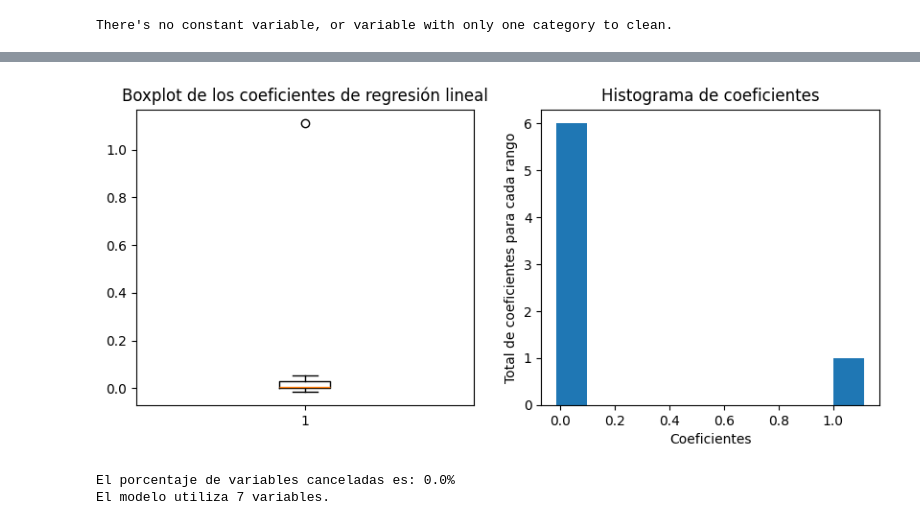
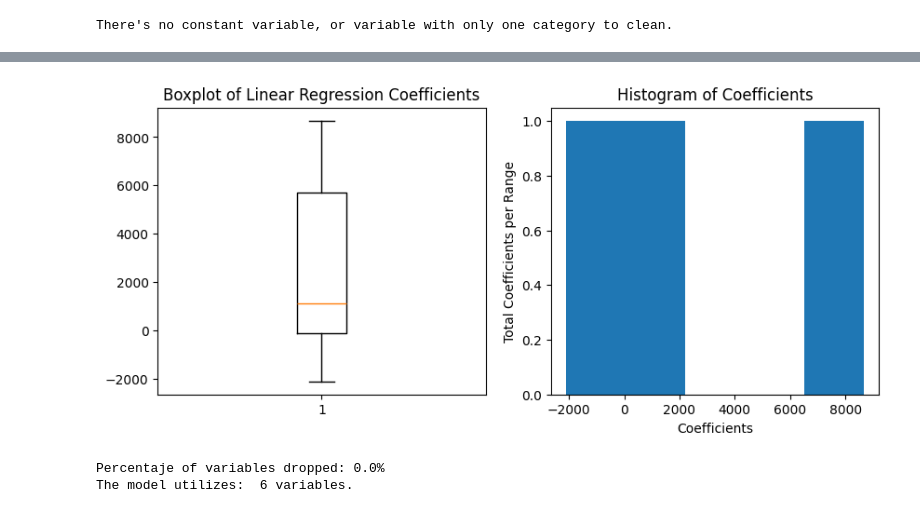
Before and after one commit to agustinluj/machine-learning-python-template-4, a Jupyter notebook: src/explore.ipynb, the cells around one changed output, grey strips where cells are left out. Saved outputs shown, nothing was run; the diff lists cells and outputs as text; code cells hidden in the pictures.

```diff
--- a/src/explore.ipynb
+++ b/src/explore.ipynb
@@ -286,0 +131,4 @@ X_train, X_test, y_train, y_test = train_test_split(X, y, test_size=0.2, random_
+# %%
+# keeping only the important features
+X_train = X_train[df_imp.Feature.values]
+X_test = X_test[df_imp.Feature.values]
@@ -287 +163,8 @@ X_train, X_test, y_train, y_test = train_test_split(X, y, test_size=0.2, random_
+# %%
+# fitting the model to an OLS
+X_train = sm.add_constant(X_train)  # adding a constant term for the model
+model = sm.OLS(y_train, X_train).fit()
+
+# cooks distance to identify influential observations
+cooks_distance = model.get_influence().cooks_distance
 # %%
@@ -339,0 +240,4 @@ dtype: float64
+# %%
+# drop features with an important correlation or low relevance
+X_train.drop(['Obesity_number', 'anycondition_number', 'diabetes_number','70-79','80+'], axis=1, inplace=True)
+X_test.drop(['Obesity_number', 'anycondition_number', 'diabetes_number','70-79','80+'], axis=1, inplace=True)
@@ -358,3 +260,0 @@ corr.style.background_gradient(cmap='coolwarm').format(precision=3)
-# %%
-X_train.drop(['Total nurse practitioners (2019)', 'Total Specialist Physicians (2019)', 'ICU Beds_x'], axis=1, inplace=True)
-X_test.drop(['Total nurse practitioners (2019)', 'Total Specialist Physicians (2019)', 'ICU Beds_x'], axis=1, inplace=True)
@@ -474,19 +361,19 @@ TO COMPARE. Lasso Method Metrics (Test):
 # %%
 plt.figure(figsize=(10, 4))
 plt.subplot(1, 2, 1)
 plt.boxplot(m_ridge.coef_)
-plt.title('Boxplot de los coeficientes de regresión lineal')
+plt.title('Boxplot of Linear Regression Coefficients')
 plt.subplot(1, 2, 2)
 plt.hist(m_ridge.coef_,10)
-plt.xlabel('Coeficientes')
-plt.ylabel('Total de coeficientes para cada rango')
-plt.title('Histograma de coeficientes')
+plt.xlabel('Coefficients')
+plt.ylabel('Total Coefficients per Range')
+plt.title('Histogram of Coefficients')
 plt.show()
 # %% [output]
-[figure, old version]
+[figure, new version]
 # %%
-print(f'El porcentaje de variables canceladas es: {round(len(m_ridge.coef_[np.abs(m_ridge.coef_)==0])/len(m_ridge.coef_)*100,2)}%')
-print(f'El modelo utiliza {len(m_ridge.coef_[np.abs(m_ridge.coef_)>0])} variables.')
+print(f'Percentaje of variables dropped: {round(len(m_ridge.coef_[np.abs(m_ridge.coef_)==0])/len(m_ridge.coef_)*100,2)}%')
+print(f'The model utilizes:  {len(m_ridge.coef_[np.abs(m_ridge.coef_)>0])} variables.')
 # %% [output]
-El porcentaje de variables canceladas es: 0.0%
-El modelo utiliza 7 variables.
+Percentaje of variables dropped: 0.0%
+The model utilizes:  6 variables.
```
Also changed, not shown: parts of 48 cells of this notebook, 4 other files.
